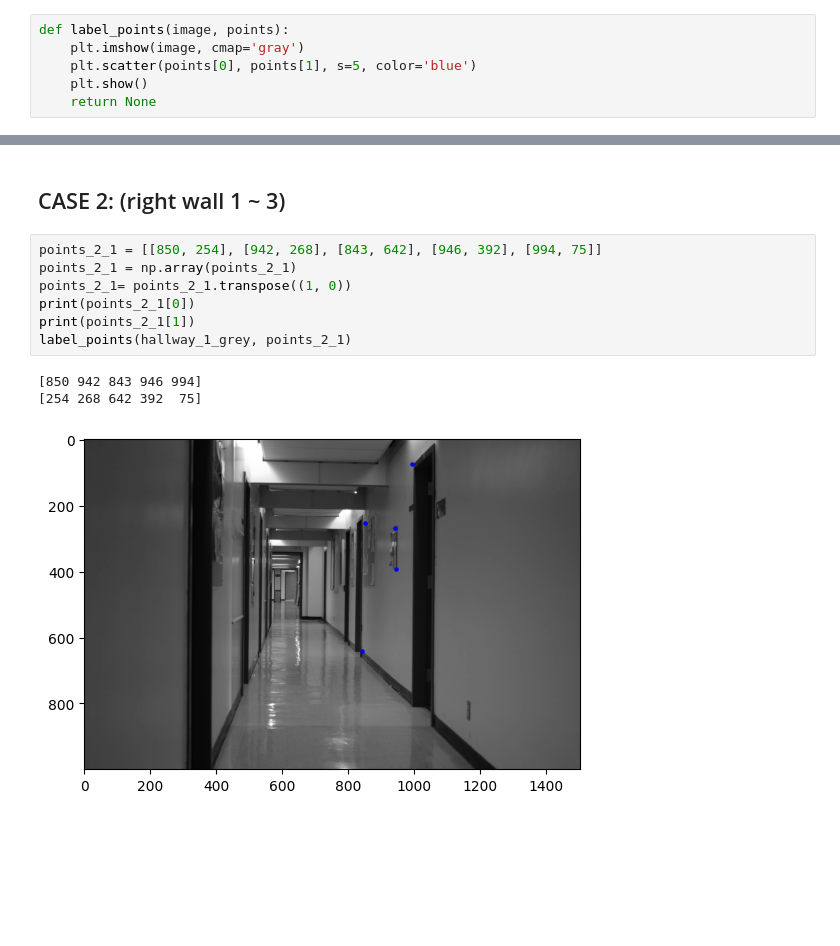
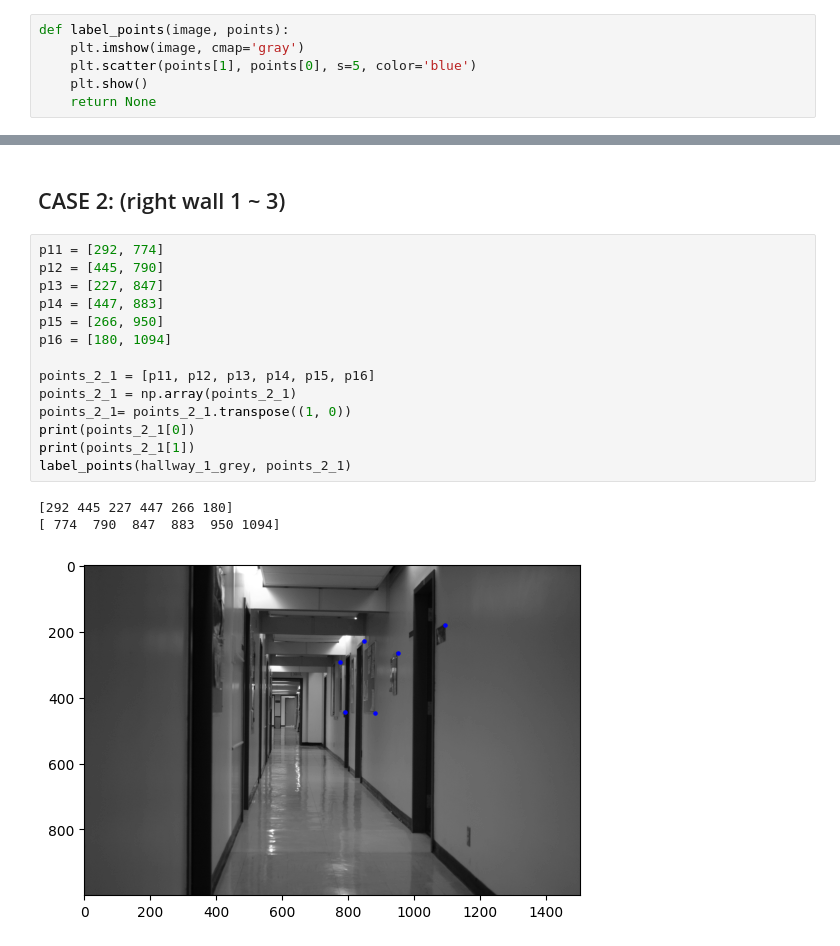
Before and after one commit to blairyeung/CSC420_Assignment_4, a Jupyter notebook: q4.ipynb, the cells around one changed output, grey strips where cells are left out. Drawn from its saved outputs; the diff is of its cells as text; blank space fills up the shorter version.

```diff
--- a/q4.ipynb
+++ b/q4.ipynb
@@ -27,7 +27,7 @@ def get_image(path, coloring=cv2.IMREAD_GRAYSCALE):
 # %%
 def label_points(image, points):
     plt.imshow(image, cmap='gray')
-    plt.scatter(points[0], points[1], s=5, color='blue')
+    plt.scatter(points[1], points[0], s=5, color='blue')
     plt.show()
     return None
 # %%
@@ -140,14 +184,21 @@ label_est_homography(hallway_2, estimated, actual)
 # %% [markdown]
 ## CASE 2: (right wall 1 ~ 3)
 # %%
-points_2_1 = [[850, 254], [942, 268], [843, 642], [946, 392], [994, 75]]
+p11 = [292, 774]
+p12 = [445, 790]
+p13 = [227, 847]
+p14 = [447, 883]
+p15 = [266, 950]
+p16 = [180, 1094]
+
+points_2_1 = [p11, p12, p13, p14, p15, p16]
 points_2_1 = np.array(points_2_1)
 points_2_1= points_2_1.transpose((1, 0))
 print(points_2_1[0])
 print(points_2_1[1])
 label_points(hallway_1_grey, points_2_1)
 # %% [output]
-[850 942 843 946 994]
-[254 268 642 392  75]
+[292 445 227 447 266 180]
+[ 774  790  847  883  950 1094]
-[figure, old version]
+[figure, new version]
 # %%
```
Also changed, not shown: parts of 26 cells of this notebook, 10 other files.
